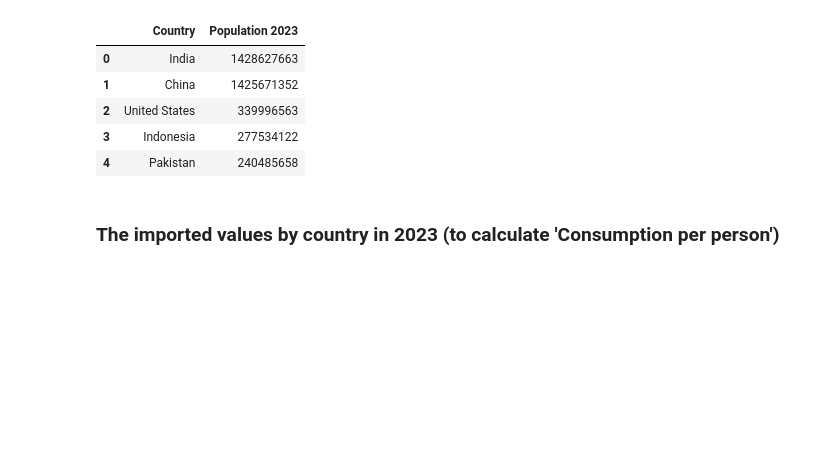
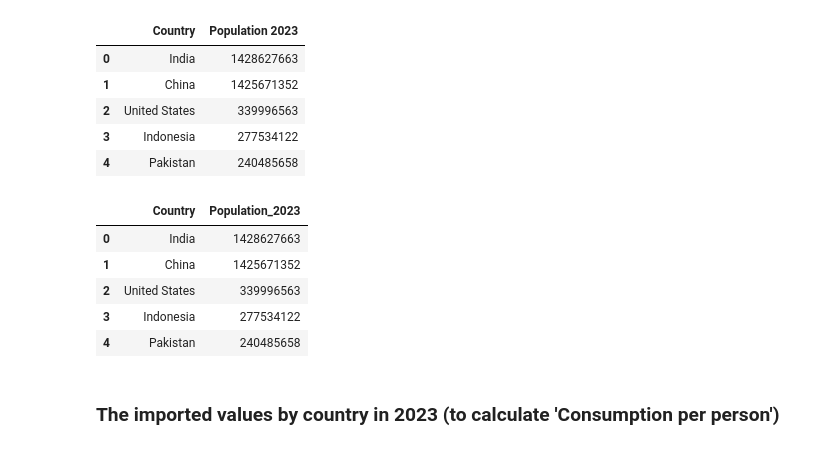
Before and after one commit to coopachupa/Project-3-, a Jupyter notebook: Nurmaa (NKD)/Cleaning and analysis.ipynb, the cells around one changed output. Drawn from its saved outputs; the diff is of its cells as text; code cells hidden in the pictures; blank space fills up the shorter version.

```diff
--- a/Nurmaa (NKD)/Cleaning and analysis.ipynb
+++ b/Nurmaa (NKD)/Cleaning and analysis.ipynb
@@ -378,3 +436,14 @@ population_dropped_df.head()
 | 4 | Pakistan | 240485658 |
 # %%
 population_dropped_df.to_csv("Clean_population.csv", encoding="UTF-8", index=False, header=True)
+# %%
+# renaming columns for SQL
+SQL_population_dropped_df = population_dropped_df.rename(columns = {'Population 2023': 'Population_2023'})
+SQL_population_dropped_df.head()
+# %% [output]
+|  | Country | Population_2023 |
+| 0 | India | 1428627663 |
+| 1 | China | 1425671352 |
+| 2 | United States | 339996563 |
+| 3 | Indonesia | 277534122 |
+| 4 | Pakistan | 240485658 |
```
Also changed, not shown: parts of 18 cells of this notebook, 1 other file.
